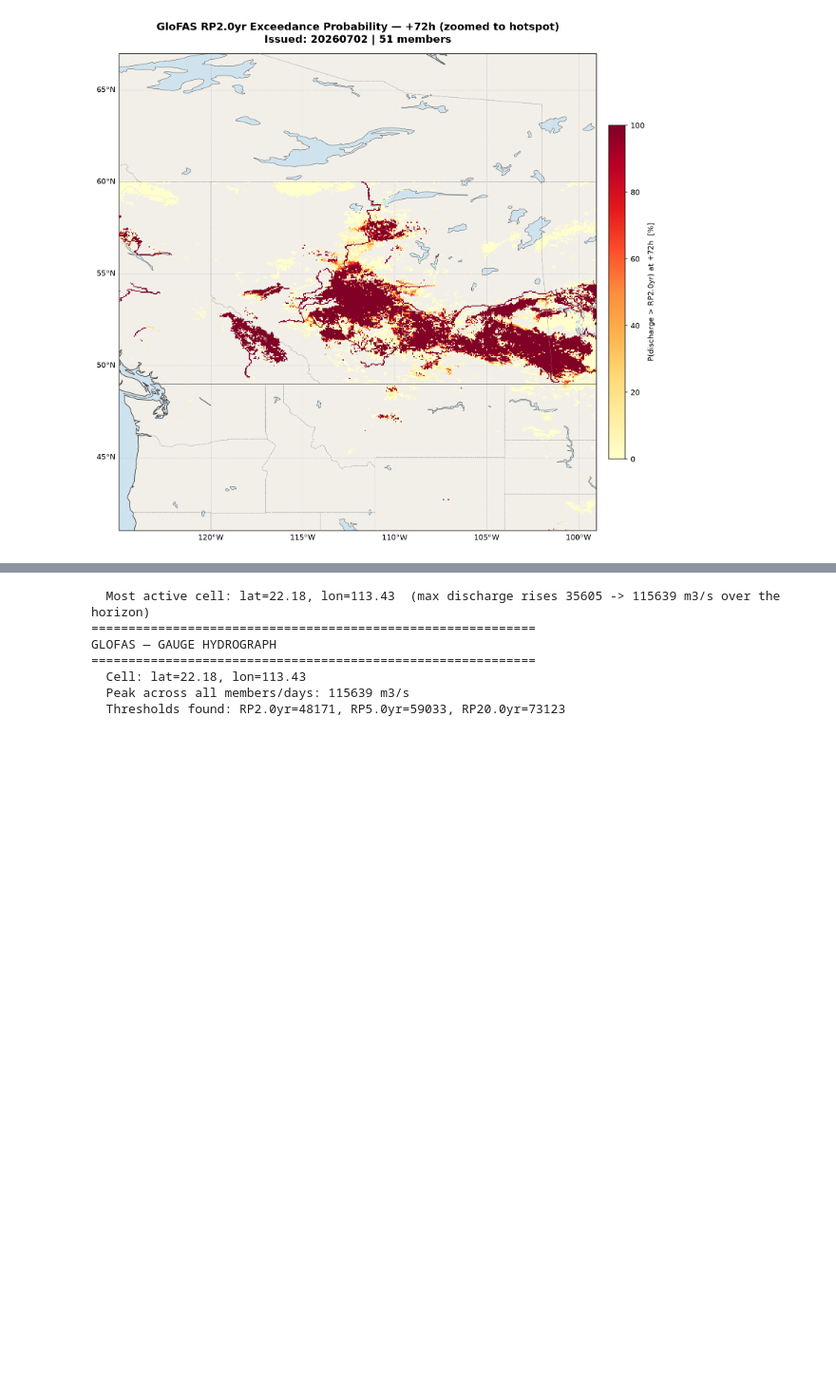
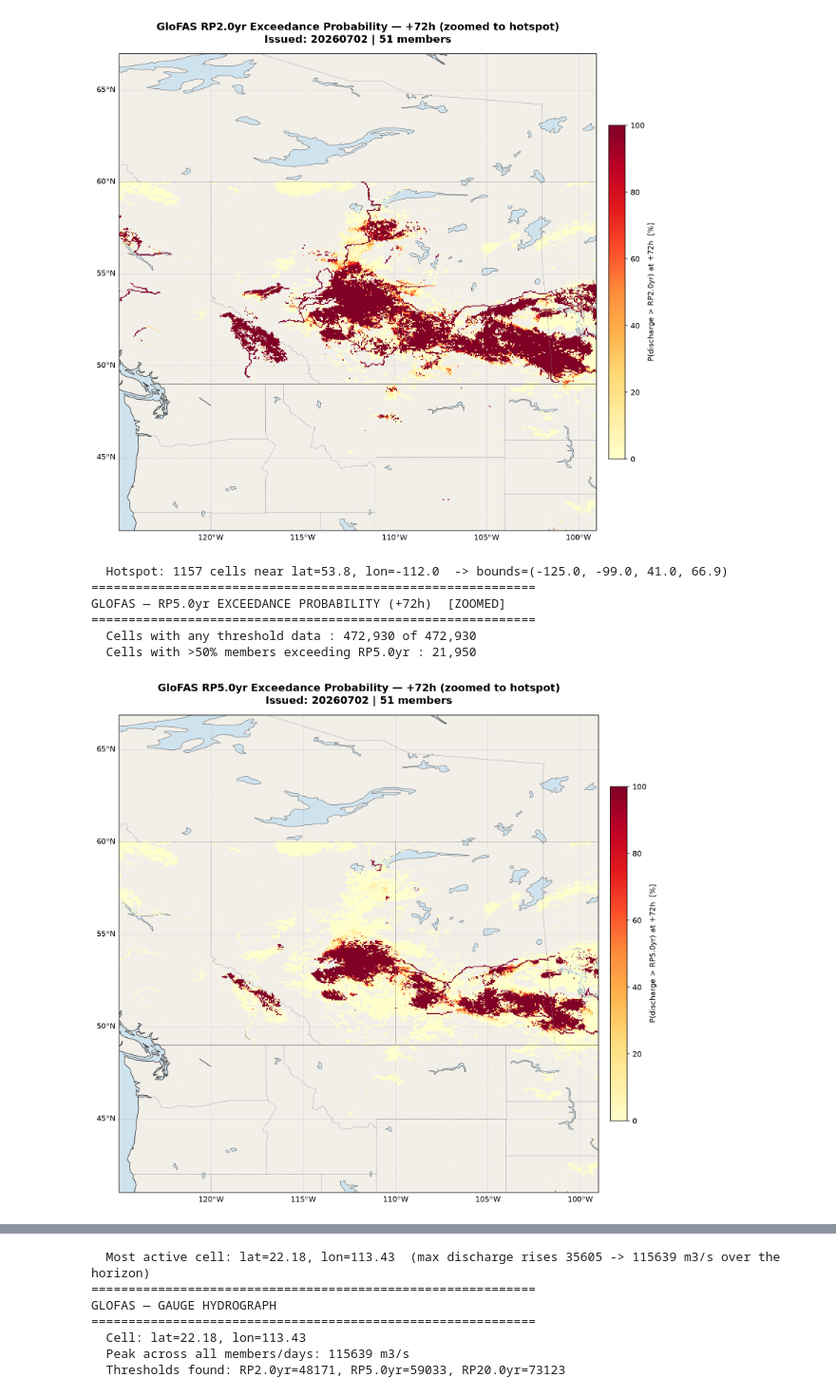
Before and after one commit to unicef-drp/TC-ECMWF-Forecast-Pipeline, a Jupyter notebook: pipeline_demonstration_glofas.ipynb, the cells around one changed output, grey strips where cells are left out. Shown at 95% size. Saved outputs shown, nothing was run; the diff lists cells and outputs as text; code cells hidden in the pictures; blank space fills up the shorter version.

```diff
--- a/pipeline_demonstration_glofas.ipynb
+++ b/pipeline_demonstration_glofas.ipynb
@@ -191,3 +191,22 @@ GLOFAS — RP2.0yr EXCEEDANCE PROBABILITY (+72h)  [ZOOMED]
   Cells with any threshold data : 472,930 of 472,930
   Cells with >50% members exceeding RP2.0yr : 63,914
 [figure]
+# %%
+HIGHER_RP = "5.0"   # try 5.0 / 20.0 / 50.0 / 100.0
+
+higher_rp_bounds = find_glofas_hotspot(zarr_path, threshold_local_dir=THRESHOLD_LOCAL_DIR,
+                                       rp=HIGHER_RP, step_h=GLOFAS_STEP_H)
+if higher_rp_bounds:
+    show_glofas_exceedance(zarr_path, threshold_local_dir=THRESHOLD_LOCAL_DIR,
+                          rp=HIGHER_RP, step_h=GLOFAS_STEP_H, bounds=higher_rp_bounds)
+else:
+    print(f"No cells exceed RP{HIGHER_RP}yr anywhere in this forecast — "
+          "try a lower tier (e.g. '5.0') or a different SELECTED_DATE.")
+# %% [output]
+  Hotspot: 1157 cells near lat=53.8, lon=-112.0  -> bounds=(-125.0, -99.0, 41.0, 66.9)
+============================================================
+GLOFAS — RP5.0yr EXCEEDANCE PROBABILITY (+72h)  [ZOOMED]
+============================================================
+  Cells with any threshold data : 472,930 of 472,930
+  Cells with >50% members exceeding RP5.0yr : 21,950
+[figure, added]
```
Also changed, not shown: parts of 1 cell of this notebook, 2 other files.
